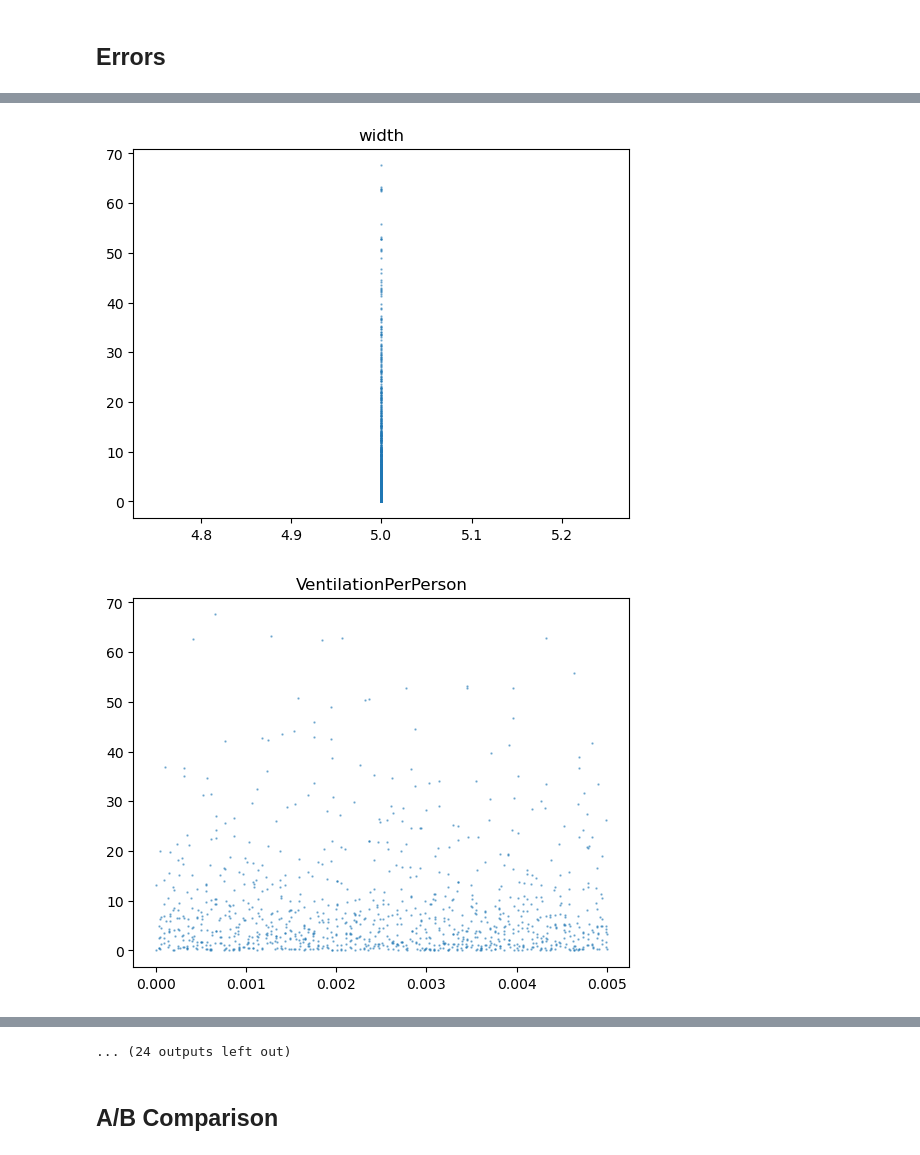
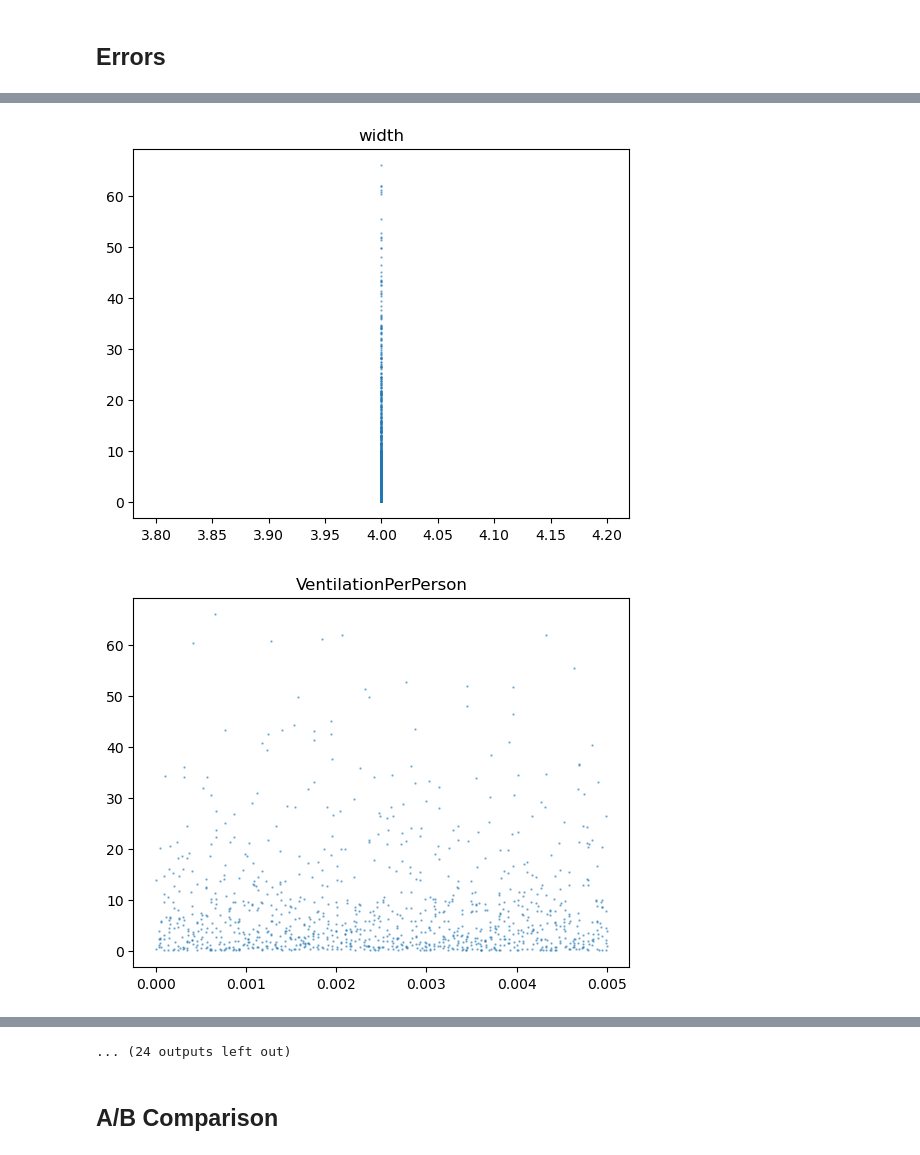
Before and after one commit to szvsw/ml-for-building-energy-modeling, a Jupyter notebook: ml-for-bem/notebooks/validate.ipynb, the cells around one changed output, grey strips where cells are left out. Cells and saved outputs as stored; diff of their text form; code cells hidden in the pictures.

```diff
--- a/ml-for-bem/notebooks/validate.ipynb
+++ b/ml-for-bem/notebooks/validate.ipynb
@@ -157,7 +157,7 @@ if should_gather_idf:
 features_fp = Path(experiment_name).parent / "features.hdf"
 features_fp = download(features_fp.as_posix())
 features = pd.read_hdf(features_fp, key="shoeboxes")
-building_meta = pd.read_hdf(features_fp, key="buildings")
+building_features = pd.read_hdf(features_fp, key="buildings")
 # %% [markdown]
 ## Check for errors in hdf etc
 # %%
@@ -226,12 +226,27 @@ Floor-to-floor height and shoebox width are fixed.
 # %%
 features.VentilationMode = 2
 print("Warning: Setting Ventilation Mode to 2")
+
+width = 4
+features.width = width
+building_features.width = width
+zone_facade_area = features.zone_edge_length * features.height
+zone_perim_floor_area_to_facade_area = features.zone_perimeter_area / zone_facade_area
+zone_core_area_to_perimeter_area = features.core_area / features.zone_perimeter_area
+building_perimeter_area = features.footprint_area - features.core_area
+building_core_area_to_perimeter_area = features.core_area / building_perimeter_area
+building_facade_area = features.total_perimeter_length * features.height
+building_perimeter_area_to_facade_area = building_perimeter_area / building_facade_area
 """
 Strategy 1:
 Use the building's core area and perimeter area, and facade area per floor to compute the depth of the core and perimeter
 """
-features["perim_depth"] = features.building_computed_perim_depth
-features["core_depth"] = features.building_computed_core_depth
+sb_facade_area = features.width * features.height
+sb_perim_area = sb_facade_area * building_perimeter_area_to_facade_area
+sb_perim_depth = sb_perim_area / features.width
+sb_core_depth = sb_perim_depth * building_core_area_to_perimeter_area
+features["perim_depth"] = sb_perim_depth
+features["core_depth"] = sb_core_depth
 features["roof_2_footprint"] = 1 / features.n_floors
 features["ground_2_footprint"] = 1 / features.n_floors
 
@@ -270,7 +285,7 @@ then compute the depth of the core and perimeter
 # features["ground_2_footprint"] = 1 / features.n_floors
 
 
-# # bcore_frac = building_meta.core_area / building_meta.footprint_area
+# bcore_frac = building_features.core_area / building_features.footprint_area
 
 # print("shoeboxes allocated")
 # %% [output]
@@ -345,13 +360,13 @@ for ix, row in tqdm(list(building_meta.iterrows()), total=len(building_meta)):
 ## Load Ground Truth
 # %%
 true_results = download_and_open_ground_truth()
-if len(true_results) != len(building_meta):
+if len(true_results) != len(building_features):
     print("WARNING: Not all buildings have ground truth results!!")
 true_results_ids = true_results.index.get_level_values("building_id")
 
-true_results = true_results / building_meta.loc[true_results_ids, "gfa"].values.reshape(
-    -1, 1
-)
+true_results = true_results / building_features.loc[
+    true_results_ids, "gfa"
+].values.reshape(-1, 1)
 assert (true_results_ids == ml_monthly.index).all()
 # %% [markdown]
 ## Plot Electricity Comparison
@@ -499,10 +514,10 @@ print(json.dumps(errs, indent=4))
     }
 }
 # %%
-for col in building_meta.columns:
+for col in building_features.columns:
     plt.figure()
     try:
-        vents = building_meta[col].values
+        vents = building_features[col].values
 
         plt.scatter(
             vents,
@@ -523,2 +538,2 @@ for col in building_meta.columns:
-[figure, old version]
+[figure, new version]
-[figure, old version]
+[figure, new version]
```
Also changed, not shown: parts of 11 cells of this notebook.
